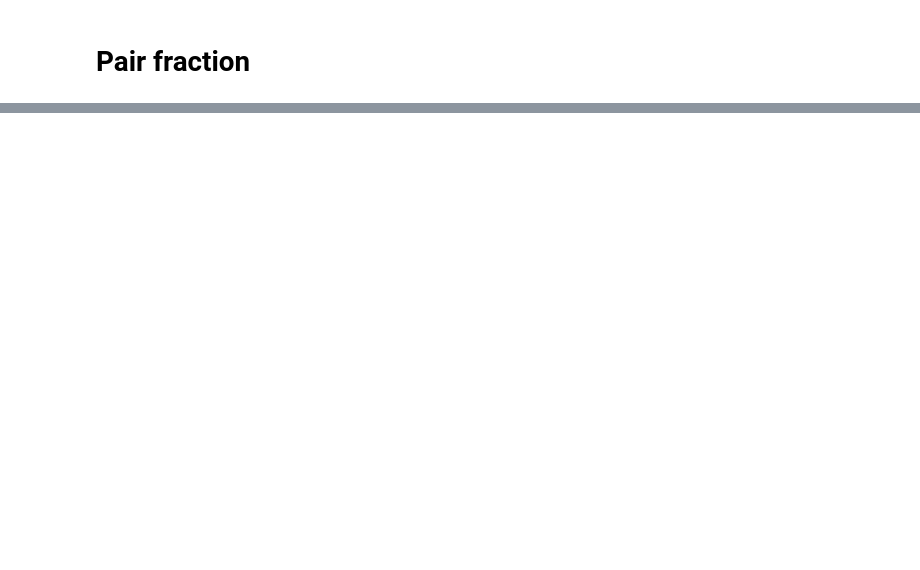
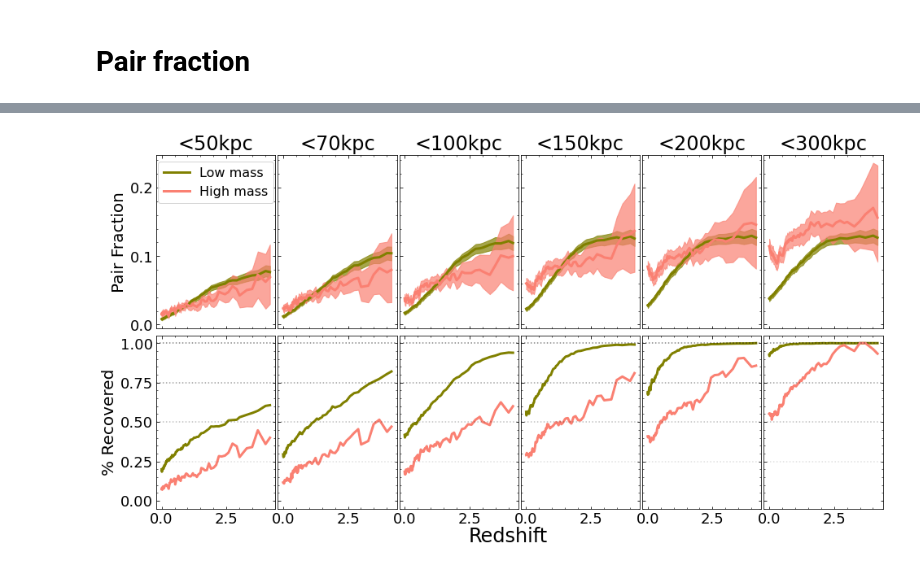
Before and after one commit to katiechambe/pears, a Jupyter notebook: notebooks/plots_paper1_fromdata.ipynb, the cells around one changed output, grey strips where cells are left out. Drawn from its saved outputs; the diff is of its cells as text; code cells hidden in the pictures; blank space fills up the shorter version.

```diff
--- a/notebooks/plots_paper1_fromdata.ipynb
+++ b/notebooks/plots_paper1_fromdata.ipynb
@@ -263,5 +259,2 @@ sep = {}
-# %%
-for key,val in f[f"100 Realizations"]["Scaled Separation"].items():
-    sep[key] = np.array(val)
 # %%
 f.close()
@@ -364,2 +260,0 @@ for 10 realizations
-# %%
-f =
@@ -1366,0 +261,79 @@ plt.show()
+# %%
+f = h5py.File(f"{paths.path_plotdata}pairfrac_sepcut.hdf5",'r')
+# %%
+seps = [50,70,100,150, 200, 300]
+# seps = [50,100,150, 300]
+reals = 1000
+
+fig, ax = plt.subplots(2, 6, figsize=(16,8), sharey="row", sharex=True, gridspec_kw={'width_ratios': [1,1,1,1,1,1], 'height_ratios':[1,1],'wspace': 0.02,"hspace":0.04})
+ax[0][0].set(ylabel="Pair Fraction")
+ax[1][0].set(ylabel="% Recovered")
+
+for i,sepcut in enumerate(seps):
+    f = h5py.File(f"{paths.path_plotdata}pairfrac_sepcut.hdf5",'r')
+
+    ratios = {}
+    for key,val in f[f"{reals} Realizations"][f'Sepcut {sepcut}kpc'].items():
+        ratios[key] = np.array(val)
+
+    f.close()
+    ## plot of median counts and differences for illustris and tng
+
+    ax_d = ax[0][i]
+    ax_m = ax[1][i]
+    # ax_ddiff = ax[1][0]
+    # ax_mdiff = ax[1][1]
+
+#     ax_d.set(title=r"$r_{\rm sep}$"+f"<{sepcut}kpc")
+    ax_d.set(title=f"<{sepcut}kpc")
+    # ax_m.set(title="Recovery rate")
+    # ax_ddiff.set(ylabel=r"M - D")
+
+    al = 0.7
+
+    #############
+    # dwarf #
+    #############
+    ax_d.plot(ratios['z'],ratios['Median Major Dwarf'], color=palette["dwarf"], lw=3, label="Low mass")
+    ax_d.fill_between(ratios['z'], np.array(ratios['Quartile Major Dwarf'])[:,0], np.array(ratios['Quartile Major Dwarf'])[:,1],color=palette["dwarf"],alpha=al)
+
+
+    ax_d.plot(ratios['z'],ratios['Median Major Massive'], color=palette["massive"], lw=3, label="High mass")
+    ax_d.fill_between(ratios['z'], np.array(ratios['Quartile Major Massive'])[:,0], np.array(ratios['Quartile Major Massive'])[:,1],color=palette["massive"],alpha=al)
+
+    ###########
+    # massive #
+    ###########
+    ax_m.plot(ratios['z'],ratios['Frac Major Dwarf Recovered'], color=palette["dwarf"], lw=3, linestyle="solid", label="Dwarf")
+    # ax_m.fill_between(ratios['z'], np.array(ratios['Quartile Major Dwarf Recovered'])[:,0], np.array(ratios['Quartile Minor Dwarf'])[:,1],color=palette["dwarf"],alpha=alphas["min"])
+
+
+    ax_m.plot(ratios['z'],ratios['Frac Major Massive Recovered'], color=palette["massive"], lw=3, linestyle="solid", label="Massive")
+    # ax_m.fill_between(ratios['z'], np.array(ratios['Quartile Major Massive Recovered'])[:,0], np.array(ratios['Quartile Minor Massive'])[:,1],color=palette["massive"],alpha=alphas["min"])
+
+    ###
+    # ax_ddiff.plot(ratios['z'],ratios['Median Major Difference'], color="#2C1D11", lw=3)
+    # ax_ddiff.fill_between(ratios['z'], np.array(ratios['Quartile Major Difference'])[:,0], np.array(ratios['Quartile Major Difference'])[:,1],color="#2C1D11",alpha=al)
+
+    # ax_mdiff.plot(ratios['z'],ratios['Median Minor Difference'], color="#2C1D11", lw=3,linestyle="dotted")
+    # ax_mdiff.fill_between(ratios['z'], np.array(ratios['Quartile Minor Difference'])[:,0], np.array(ratios['Quartile Minor Difference'])[:,1],color="#2C1D11",alpha=0.3)
+
+    # ax_ddiff.axhline(0,color="black",lw=1,alpha=0.3)
+    # ax_mdiff.axhline(0,color="black",lw=1,alpha=0.3)
+    # ax_m.axvline(ratios['z'][-19])
+
+    for l,j in enumerate([0,0.25,0.5,0.75,1]):
+        ax_m.axhline(j,color='black',linestyle='dotted',alpha=l/8)
+
+#############
+#############
+# for ax in [ax_d[0][0]]:
+ax[0][0].legend(loc='upper center',fontsize=16)
+
+fig.supxlabel("Redshift",y=0.045)
+
+# if save:
+plt.savefig(f"{paths.path_plots}pairfrac_sepcut.png",bbox_inches='tight',facecolor="white")
+plt.show()
+# %% [output]
+[figure, added]
```
Also changed, not shown: parts of 99 cells of this notebook, 22 other files.
